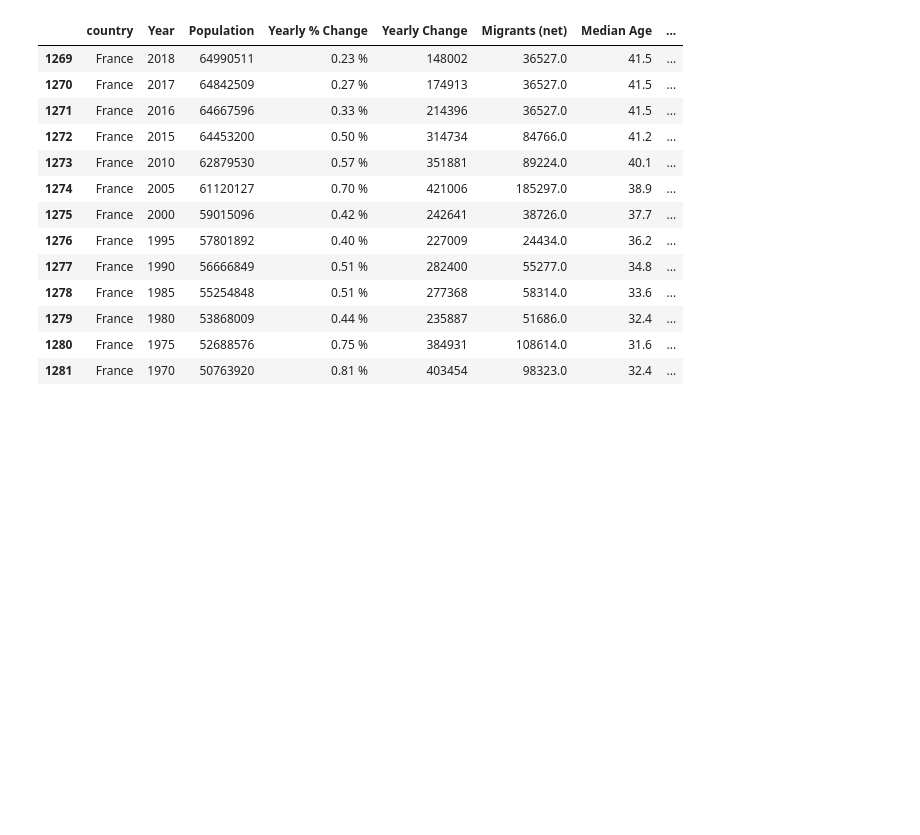
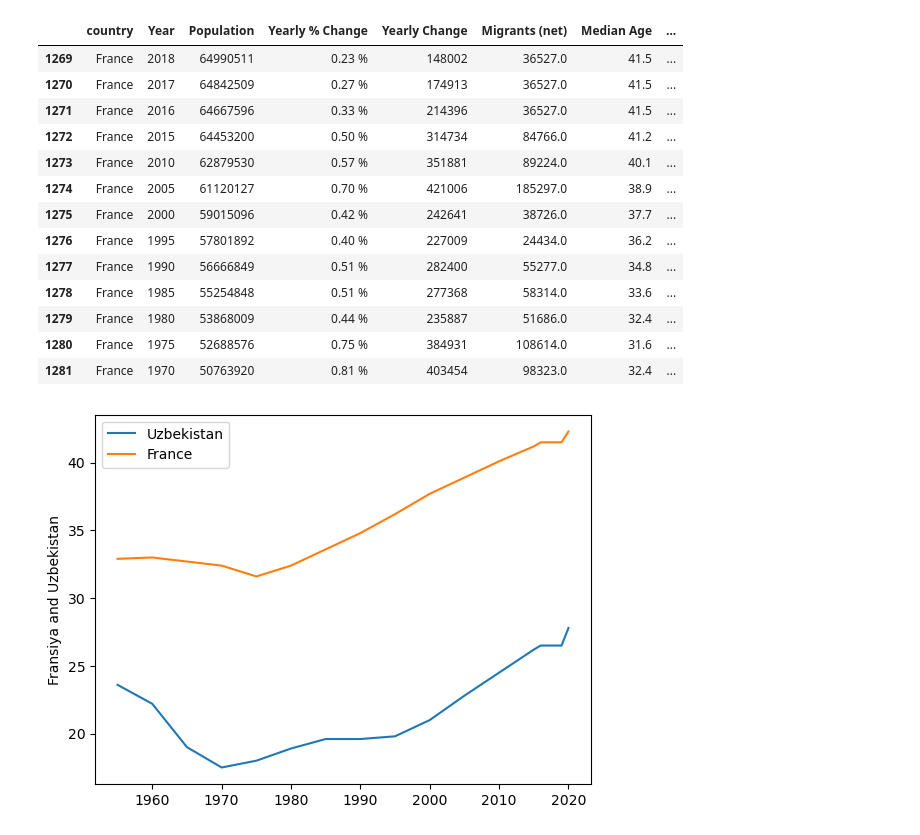
Before and after one commit to Qurbonov-AA/pandas, a Jupyter notebook: ShoniyozovElbek.ipynb, the cells around one changed output. Saved outputs shown, nothing was run; the diff lists cells and outputs as text; code cells hidden in the pictures; blank space fills up the shorter version.

Commit message:
Uzbekiston va Fransiya aholisining o'rtacha yosh grafigi

```diff
--- a/ShoniyozovElbek.ipynb
+++ b/ShoniyozovElbek.ipynb
@@ -60,0 +64,14 @@ df[df["country"]== "France"][2:15]
+# %%
+df2 = df[df["country"]== "Uzbekistan"]
+df3 = df[df["country"]== "France"]
+y1 =  df3["Median Age"]
+x1 = df3["Year"]
+y = df2["Median Age"]
+x = df2["Year"]
+plt.ylabel("Fransiya and Uzbekistan")
+plt.plot(x,y)
+plt.plot(x1,y1)
+plt.legend(["Uzbekistan", "France"])
+plt.show()
+# %% [output]
+[figure, added]
```
Also changed, not shown: parts of 1 cell of this notebook.
